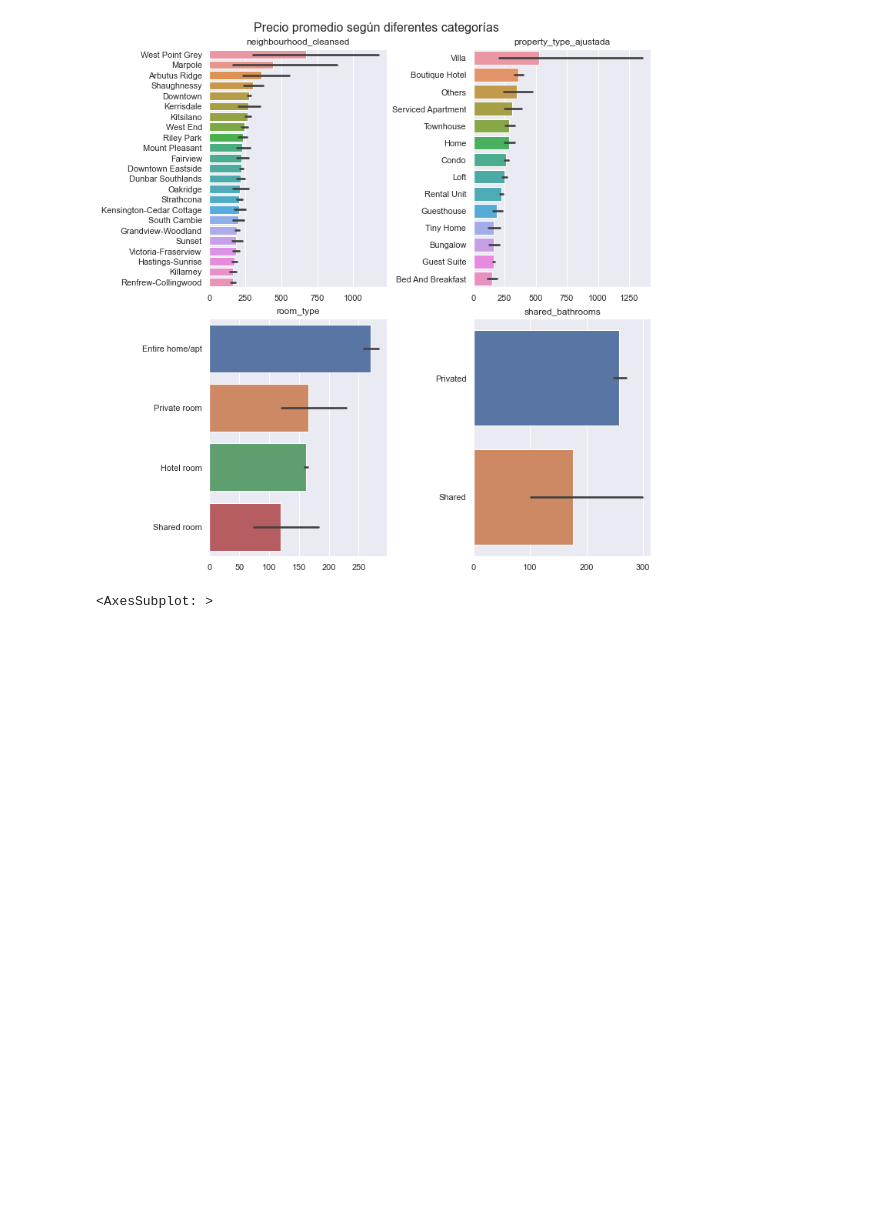
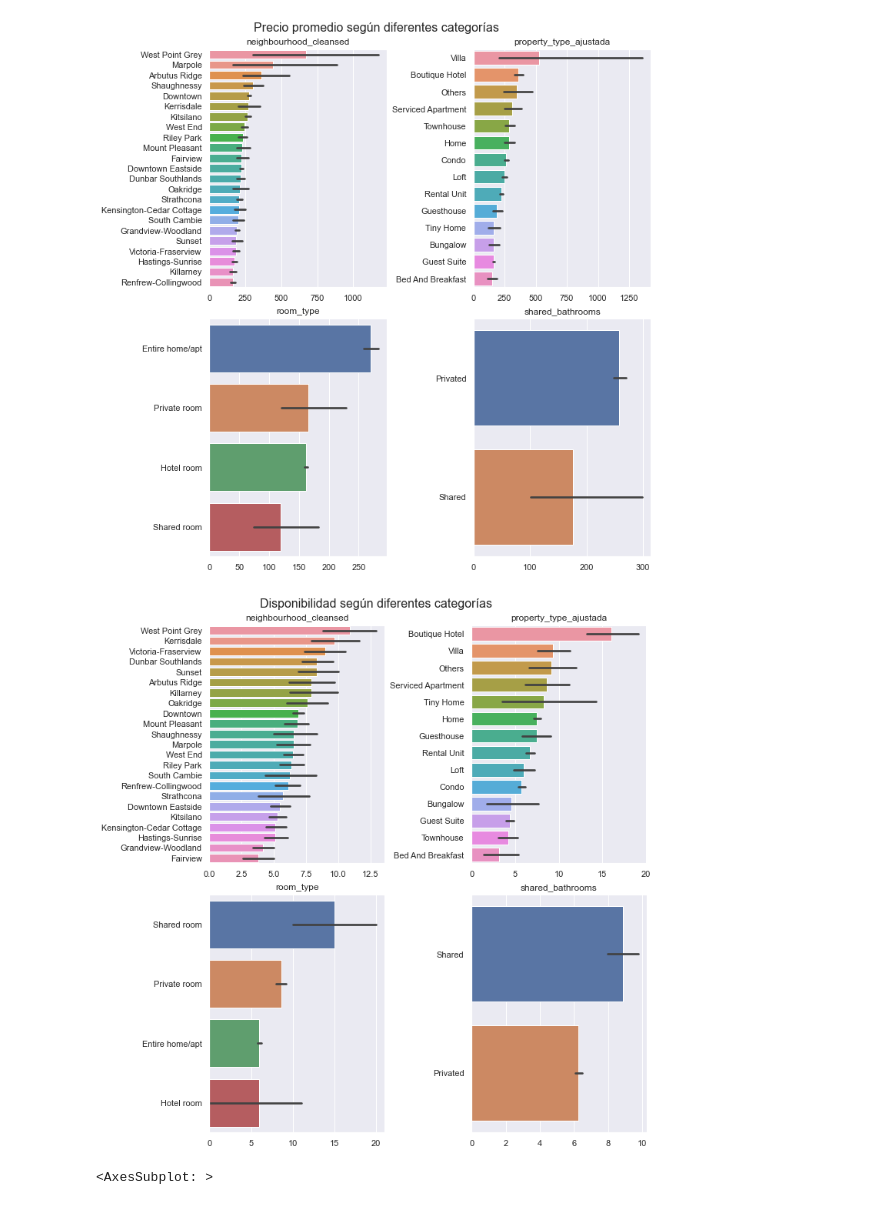
Before and after one commit to ytolosa/ciencia_de_datos, a Jupyter notebook: Taller 1.ipynb, the cells around one changed output. Saved outputs shown, nothing was run; the diff lists cells and outputs as text; code cells hidden in the pictures; blank space fills up the shorter version.

```diff
--- a/Taller 1.ipynb
+++ b/Taller 1.ipynb
@@ -343,6 +339,28 @@ for ax, col in zip(axes.flat, categoricas):
     # g.ax.set_xscale("log")
 # %% [output]
 [figure]
+# %%
+fig, axes = plt.subplots(2, 2, figsize=(10, 10), layout="constrained")
+fig.suptitle("Disponibilidad según diferentes categorías", fontsize=16)
+
+for ax, col in zip(axes.flat, categoricas):
+    g = sns.barplot(
+        listings,
+        y=col,
+        x="availability_30",
+        # kind="bar",
+        order=listings.groupby(col)["availability_30"]
+        .mean()
+        .sort_values(ascending=False)
+        .index,
+        ax=ax,
+    )
+    ax.set_title(col)
+    ax.set_xlabel(None)
+    ax.set_ylabel(None)
+    # g.ax.set_xscale("log")
+# %% [output]
+[figure, added]
 # %%
 listings["log price"] = np.log(listings["price_ajustada"])
 
```
Also changed, not shown: parts of 1 cell of this notebook.
